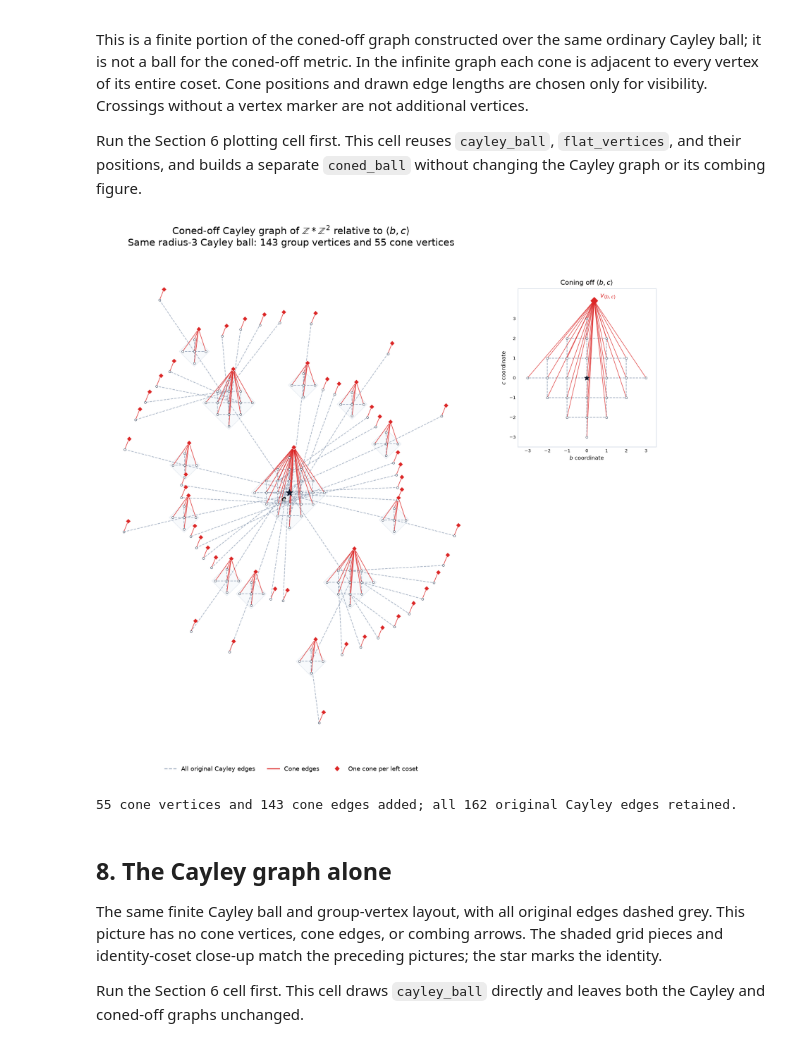
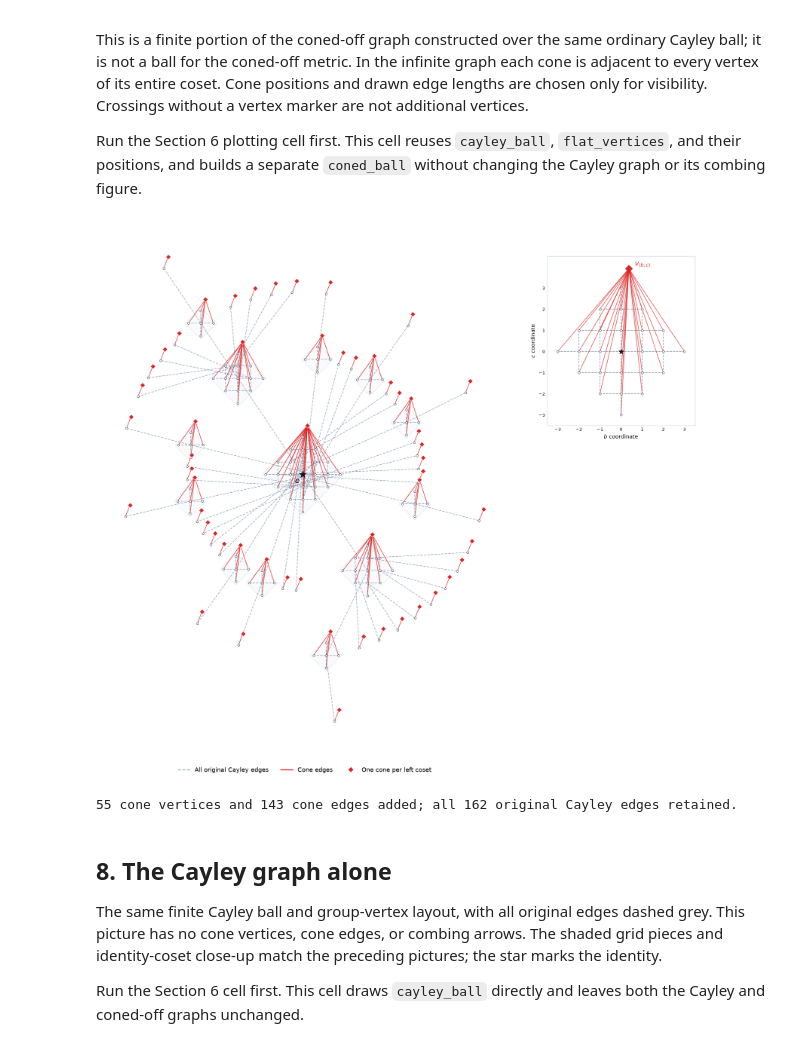
Before and after one commit to DothWalrus/automaton_of_F_2, a Jupyter notebook: geodesic_combing_zz2.ipynb, the cells around one changed output. Drawn from its saved outputs; the diff is of its cells as text; code cells hidden in the pictures.

```diff
--- a/geodesic_combing_zz2.ipynb
+++ b/geodesic_combing_zz2.ipynb
@@ -693,10 +700,13 @@ ax_coned.scatter(cone_xy[:, 0], cone_xy[:, 1], s=35, marker='D',
                  facecolors=cone_red, edgecolors='white', lw=0.6, zorder=5)
 ax_coned.scatter([0], [0], marker='*', s=130, color='#0f172a', zorder=6)
 ax_coned.annotate('$e$', (0, 0), xytext=(-13, -15), textcoords='offset points', fontsize=13)
-ax_coned.set_title(r'Coned-off Cayley graph of $\mathbb{Z}*\mathbb{Z}^2$ relative to $\langle b,c\rangle$'
-                   + f'\nSame radius-{cayley_radius} Cayley ball: '
-                   + f'{len(cayley_ball)} group vertices and {len(cone_vertices)} cone vertices',
-                   fontsize=16, pad=22)
+# ax_coned.set_title(r'Coned-off Cayley graph of $\langle a,b,c~|~bc=cb  \rangle$ relative to $\langle b,c\rangle$', fontsize=16, pad=22)
+
+# ax_coned.set_title(r'Coned-off Cayley graph of $\mathbb{Z}*\mathbb{Z}^2$ relative to $\langle b,c\rangle$'
+#                    + f'\nSame radius-{cayley_radius} Cayley ball: '
+#                    + f'{len(cayley_ball)} group vertices and {len(cone_vertices)} cone vertices',
+#                    fontsize=16, pad=22)
+
 ax_coned.legend(handles=[
     Line2D([0], [0], color=cayley_gray, ls='--', lw=1.4, label='All original Cayley edges'),
     Line2D([0], [0], color=cone_red, lw=1.6, label='Cone edges'),
@@ -715,35 +725,35 @@ for g, h in cayley_ball.edges():
     if cayley_flat(g) == () and cayley_flat(h) == ():
         points = np.array([local_coordinates[g], local_coordinates[h]])
         cone_detail.plot(points[:, 0], points[:, 1], ls='--', color=cayley_gray, lw=1, zorder=1)
 local_cone = (cone_positions[()] - flat_center[()]) / grid_spacing
 for g in flat_vertices[()]:
     point = local_coordinates[g]
     cone_detail.plot([local_cone[0], point[0]], [local_cone[1], point[1]],
                      color=cone_red, lw=0.9, alpha=0.8, zorder=2)
 root_points = np.array([local_coordinates[g] for g in flat_vertices[()]])
 cone_detail.scatter(root_points[:, 0], root_points[:, 1], s=12, facecolors='white',
                     edgecolors='#475569', lw=0.6, zorder=3)
 cone_detail.scatter(*local_cone, s=65, marker='D', color=cone_red, zorder=5)
 cone_detail.scatter([0], [0], s=65, marker='*', color='#0f172a', zorder=4)
 cone_detail.annotate(r'$v_{\langle b,c\rangle}$', local_cone,
                      xytext=(10, 5), textcoords='offset points', fontsize=11, color=cone_red)
 cone_detail.set(xlim=(-cayley_radius - 0.5, cayley_radius + 0.5),
                 ylim=(-cayley_radius - 0.5, local_cone[1] + 0.6), aspect='equal')
-cone_detail.set_title(r'Coning off $\langle b,c\rangle$', fontsize=11)
+# cone_detail.set_title(r'Coning off $\langle b,c\rangle$', fontsize=11)
 cone_detail.set_xlabel('$b$ coordinate', fontsize=9)
 cone_detail.set_ylabel('$c$ coordinate', fontsize=9)
 cone_detail.set_xticks(range(-cayley_radius, cayley_radius + 1))
 cone_detail.set_yticks(range(-cayley_radius, cayley_radius + 1))
 cone_detail.tick_params(labelsize=7, length=0)
 for spine in cone_detail.spines.values():
     spine.set_color('#cbd5e1')
 fig_coned.tight_layout()
 fig_coned.savefig("zz2_coned_cayley_ball.png", dpi=300, bbox_inches="tight")
 plt.show()
 print(f'{len(cone_vertices)} cone vertices and {len(cone_segments)} cone edges added; '
       f'all {cayley_ball.number_of_edges()} original Cayley edges retained.')
 # %% [output]
-[figure, old version]
+[figure, new version]
 55 cone vertices and 143 cone edges added; all 162 original Cayley edges retained.
 # %% [markdown]
 ## 8. The Cayley graph alone
```
Also changed, not shown: parts of 7 cells of this notebook, 8 other files.
